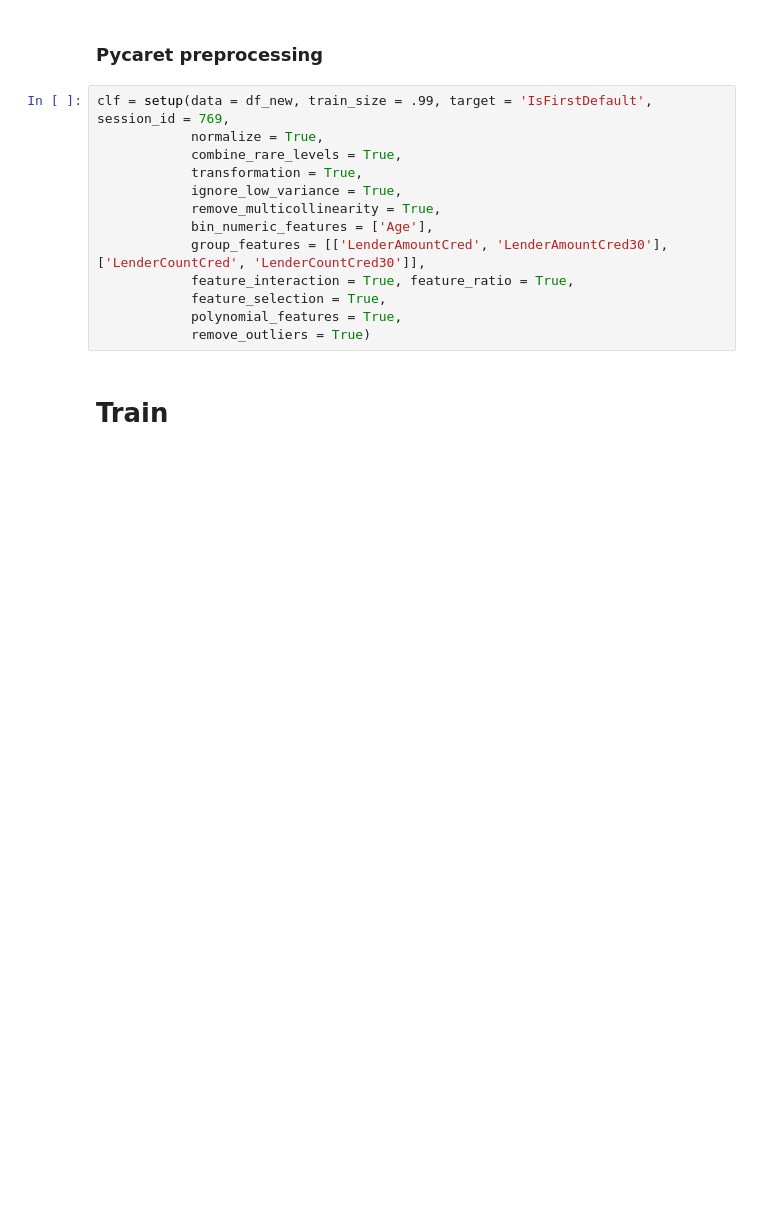
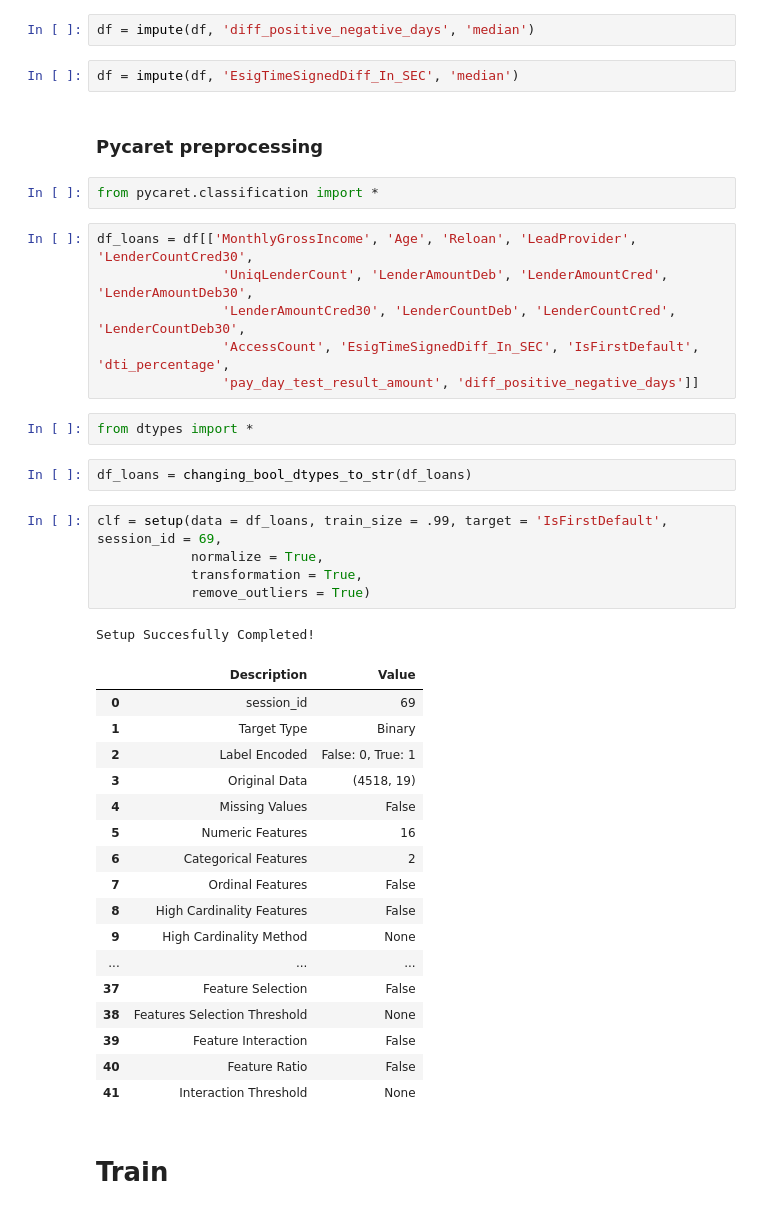
Before and after one commit to Predicon/exploration-notebooks, a Jupyter notebook: uw_model_structured_develop.ipynb, the cells around one changed output. Drawn from its saved outputs; the diff is of its cells as text; blank space fills up the shorter version.

Commit message:
added imputations and training step

```diff
--- a/uw_model_structured_develop.ipynb
+++ b/uw_model_structured_develop.ipynb
@@ -152,18 +183,45 @@ df.replace({'LeadProvider': {'Roundsky': 'RoundSky'}}, inplace = True)
+# %%
+df = impute(df, 'diff_positive_negative_days', 'median')
+# %%
+df = impute(df, 'EsigTimeSignedDiff_In_SEC', 'median')
 # %% [markdown]
 ### Pycaret preprocessing
+# %%
+from pycaret.classification import *
+# %%
+df_loans = df[['MonthlyGrossIncome', 'Age', 'Reloan', 'LeadProvider', 'LenderCountCred30',
+                'UniqLenderCount', 'LenderAmountDeb', 'LenderAmountCred', 'LenderAmountDeb30',
+                'LenderAmountCred30', 'LenderCountDeb', 'LenderCountCred', 'LenderCountDeb30',
+                'AccessCount', 'EsigTimeSignedDiff_In_SEC', 'IsFirstDefault', 'dti_percentage',
+                'pay_day_test_result_amount', 'diff_positive_negative_days']]
+# %%
+from dtypes import *
+# %%
+df_loans = changing_bool_dtypes_to_str(df_loans)
 # %%
-clf = setup(data = df_new, train_size = .99, target = 'IsFirstDefault', session_id = 769,
+clf = setup(data = df_loans, train_size = .99, target = 'IsFirstDefault', session_id = 69,
             normalize = True,
-            combine_rare_levels = True,
             transformation = True,
-            ignore_low_variance = True,
-            remove_multicollinearity = True,
-            bin_numeric_features = ['Age'],
-            group_features = [['LenderAmountCred', 'LenderAmountCred30'], ['LenderCountCred', 'LenderCountCred30']],
-            feature_interaction = True, feature_ratio = True,
-            feature_selection = True,
-            polynomial_features = True,
             remove_outliers = True)
+# %% [output]
+Setup Succesfully Completed!
+|  | Description | Value |
+| 0 | session_id | 69 |
+| 1 | Target Type | Binary |
+| 2 | Label Encoded | False: 0, True: 1 |
+| 3 | Original Data | (4518, 19) |
+| 4 | Missing Values | False |
+| 5 | Numeric Features | 16 |
+| 6 | Categorical Features | 2 |
+| 7 | Ordinal Features | False |
+| 8 | High Cardinality Features | False |
+| 9 | High Cardinality Method | None |
+| ... | ... | ... |
+| 37 | Feature Selection | False |
+| 38 | Features Selection Threshold | None |
+| 39 | Feature Interaction | False |
+| 40 | Feature Ratio | False |
+| 41 | Interaction Threshold | None |
 # %% [markdown]
 # Train
 # %% [markdown]
```
Also changed, not shown: parts of 15 cells of this notebook, 1 other file.
